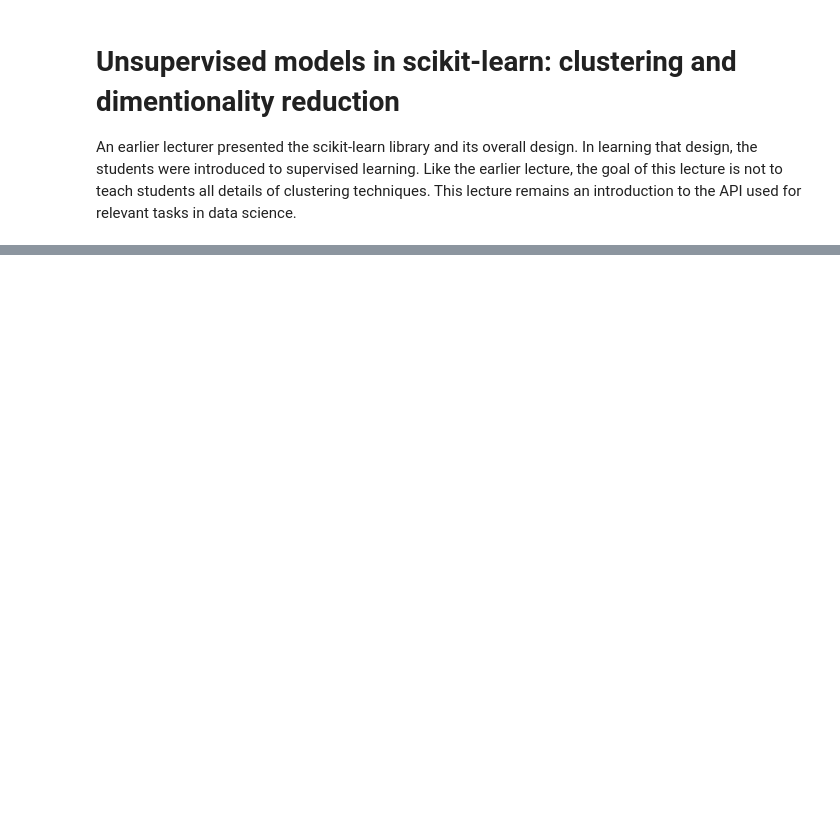
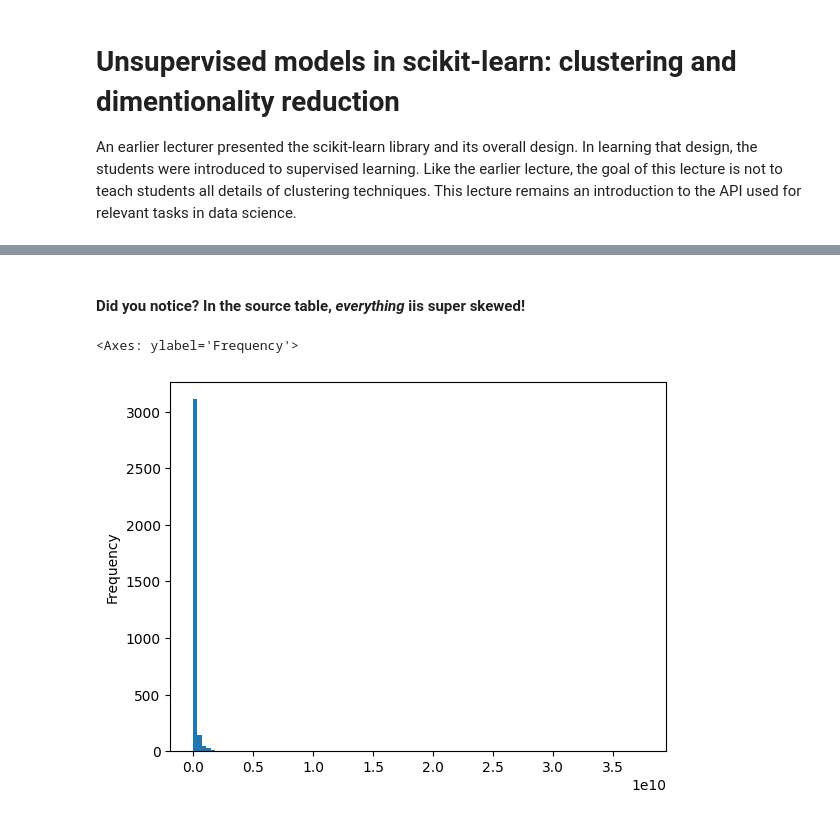
Before and after one commit to falconair/lectures, a Jupyter notebook: lectures/070_scikit_learn/110-unsupervised_learning.ipynb, the cells around one changed output, grey strips where cells are left out. Cells and saved outputs as stored; diff of their text form; code cells hidden in the pictures; blank space fills up the shorter version.

```diff
--- a/lectures/070_scikit_learn/110-unsupervised_learning.ipynb
+++ b/lectures/070_scikit_learn/110-unsupervised_learning.ipynb
@@ -275,0 +340,7 @@ pd.concat([
+# %% [markdown]
+#### Did you notice? In the source table, _everything_ iis super skewed!
+# %%
+features_df['avg_dollar_vol'].plot.hist(bins=100)
+# %% [output]
+<Axes: ylabel='Frequency'>
+[figure, added]
```
Also changed, not shown: parts of 167 cells of this notebook.
